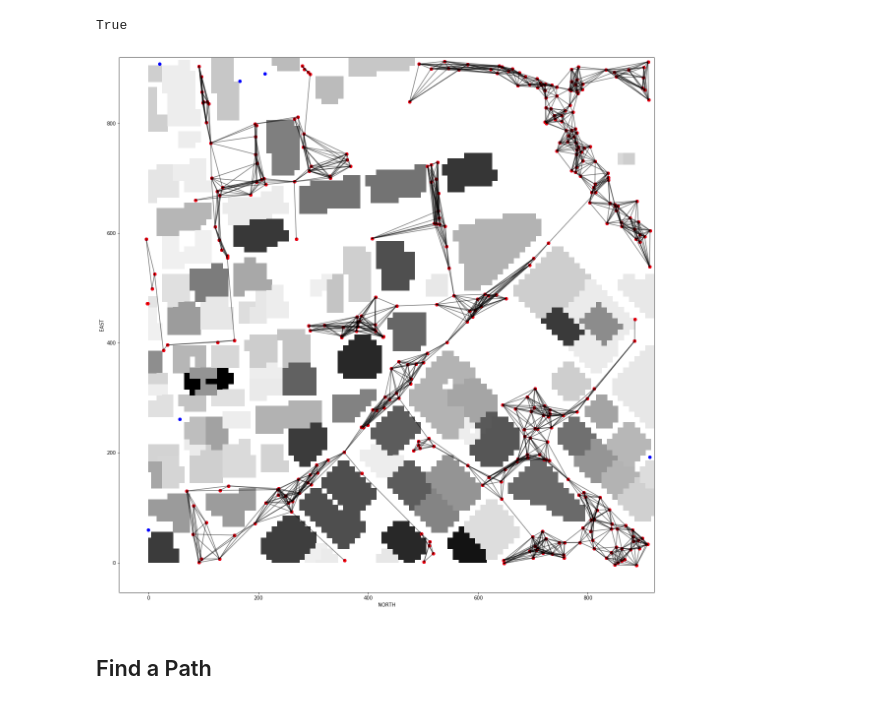
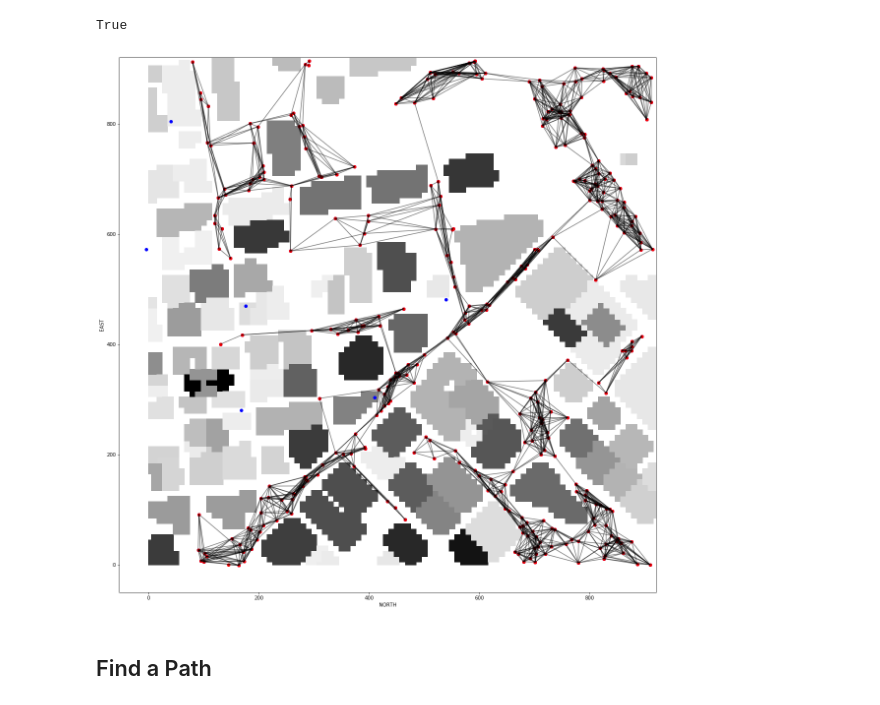
Before and after one commit to fierval/fcnd, a Jupyter notebook: motion_planning/Receding-Horizon.ipynb, the cells around one changed output. Cells and saved outputs as stored; diff of their text form; code cells hidden in the pictures.

```diff
--- a/motion_planning/Receding-Horizon.ipynb
+++ b/motion_planning/Receding-Horizon.ipynb
@@ -86,7 +90,9 @@ True
+# %%
+gr = gpickle.read_gpickle("flygraph.gpickle")
 # %%
-visualize_graph(grid, g, nodes, data)
+visualize_graph(grid, gr, nodes, data)
 # %% [output]
-[figure, old version]
+[figure, new version]
 # %% [markdown]
 ## Find a Path ##
 # %%
```
Also changed, not shown: parts of 3 cells of this notebook, 2 other files.
